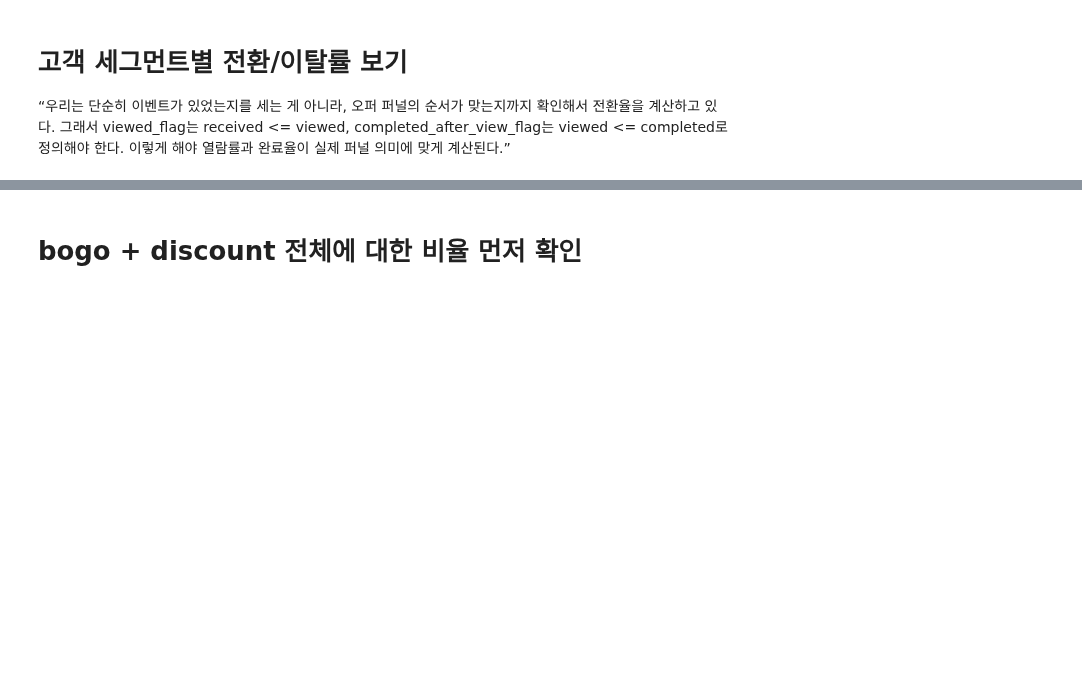
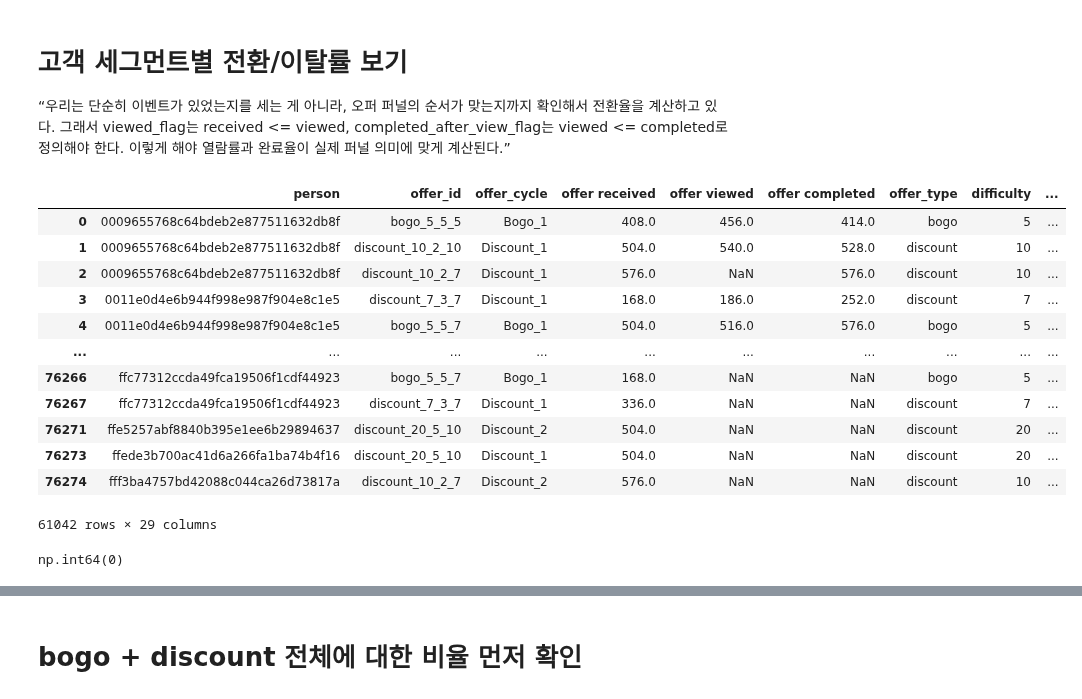
Before and after one commit to yoohengu/marketing_starbucks, a Jupyter notebook: khw/04_3_UK_bogo_dis_seg_cus.ipynb, the cells around one changed output, grey strips where cells are left out. Saved outputs shown, nothing was run; the diff lists cells and outputs as text; code cells hidden in the pictures; blank space fills up the shorter version.

```diff
--- a/khw/04_3_UK_bogo_dis_seg_cus.ipynb
+++ b/khw/04_3_UK_bogo_dis_seg_cus.ipynb
@@ -53,3 +53,23 @@ seg_df['viewed_flag'] = ((seg_df['offer received'] <= seg_df['offer viewed'])).a
 # viewed이후 completed로 설정하는 이유
 # - 정상 퍼널 기준으로 봐야 하는 이유: 퍼널은 순서가 있는 행동 흐름이라서, 비정상 순서를 빼야 전환/이탈률이 의미 있음
 seg_df['completed_after_view_flag'] = ((seg_df['offer viewed'] <= seg_df['offer completed'])).astype(int)
+# %%
+seg_df
+# %% [output]
+|  | person | offer_id | offer_cycle | offer received | offer viewed | offer completed | offer_type | difficulty | ... |
+| 0 | 0009655768c64bdeb2e877511632db8f | bogo_5_5_5 | Bogo_1 | 408.0 | 456.0 | 414.0 | bogo | 5 | ... |
+| 1 | 0009655768c64bdeb2e877511632db8f | discount_10_2_10 | Discount_1 | 504.0 | 540.0 | 528.0 | discount | 10 | ... |
+| 2 | 0009655768c64bdeb2e877511632db8f | discount_10_2_7 | Discount_1 | 576.0 | NaN | 576.0 | discount | 10 | ... |
+| 3 | 0011e0d4e6b944f998e987f904e8c1e5 | discount_7_3_7 | Discount_1 | 168.0 | 186.0 | 252.0 | discount | 7 | ... |
+| 4 | 0011e0d4e6b944f998e987f904e8c1e5 | bogo_5_5_7 | Bogo_1 | 504.0 | 516.0 | 576.0 | bogo | 5 | ... |
+| ... | ... | ... | ... | ... | ... | ... | ... | ... | ... |
+| 76266 | ffc77312ccda49fca19506f1cdf44923 | bogo_5_5_7 | Bogo_1 | 168.0 | NaN | NaN | bogo | 5 | ... |
+| 76267 | ffc77312ccda49fca19506f1cdf44923 | discount_7_3_7 | Discount_1 | 336.0 | NaN | NaN | discount | 7 | ... |
+| 76271 | ffe5257abf8840b395e1ee6b29894637 | discount_20_5_10 | Discount_2 | 504.0 | NaN | NaN | discount | 20 | ... |
+| 76273 | ffede3b700ac41d6a266fa1ba74b4f16 | discount_20_5_10 | Discount_1 | 504.0 | NaN | NaN | discount | 20 | ... |
+| 76274 | fff3ba4757bd42088c044ca26d73817a | discount_10_2_7 | Discount_2 | 576.0 | NaN | NaN | discount | 10 | ... |
+61042 rows × 29 columns
+# %%
+seg_df["age"].isna().sum()
+# %% [output]
+np.int64(0)
```
Also changed, not shown: parts of 3 cells of this notebook, 2 other files.
